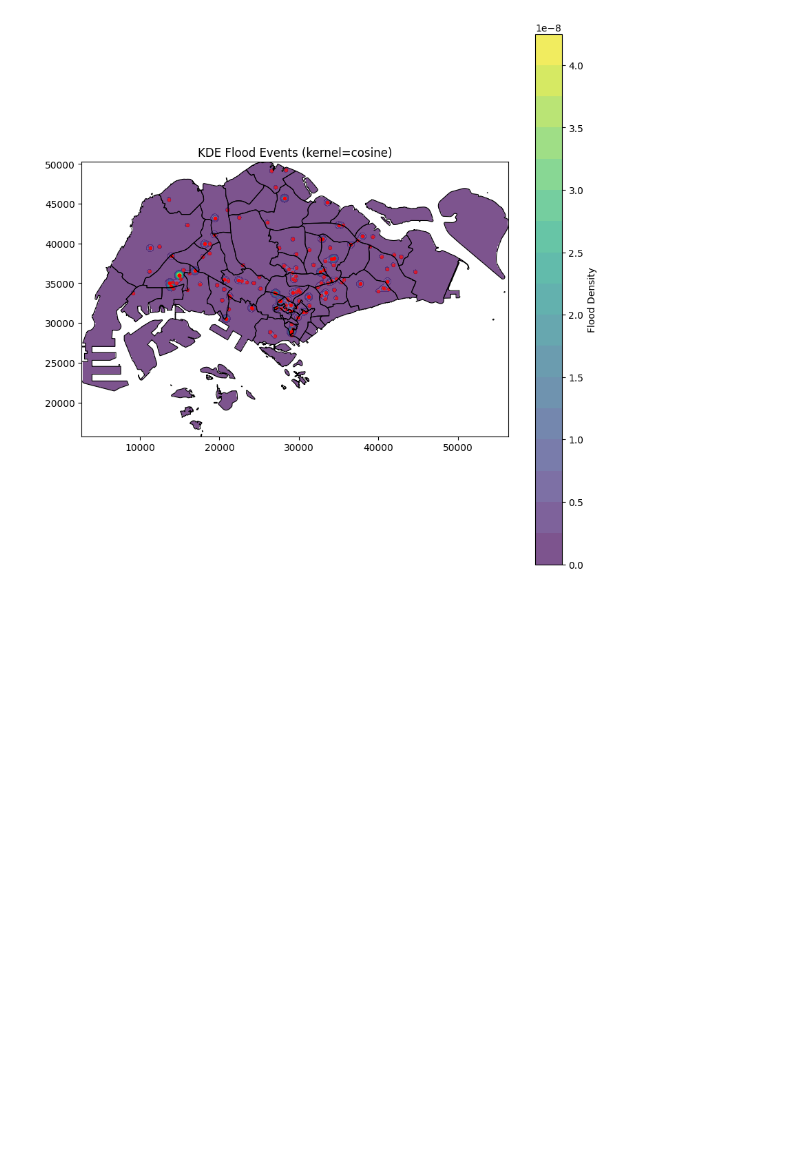
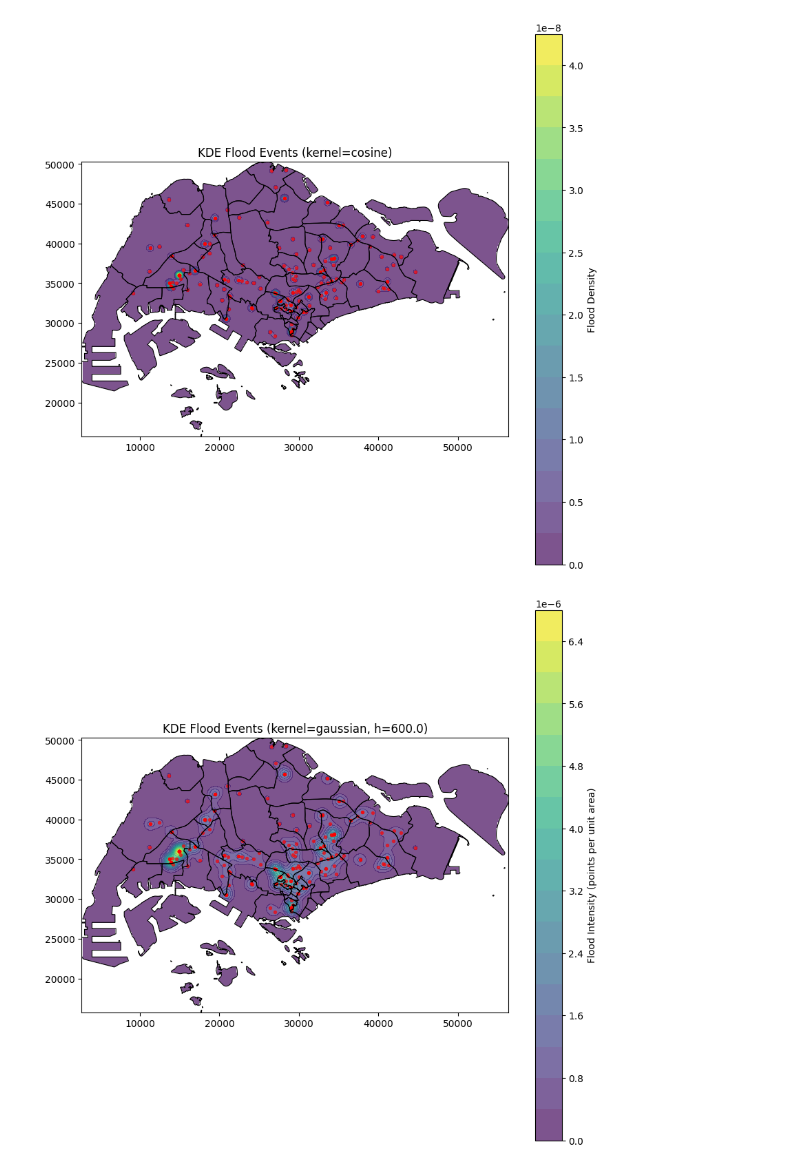
Before and after one commit to JialeSo/FYP_BAWaterBender, a Jupyter notebook: backend/etl/historical_floods/kde_floods.ipynb, the cells around one changed output. Drawn from its saved outputs; the diff is of its cells as text; code cells hidden in the pictures; blank space fills up the shorter version.

Commit message:
finished up KDE - normalisation of distances and second order analysis

```diff
--- a/backend/etl/historical_floods/kde_floods.ipynb
+++ b/backend/etl/historical_floods/kde_floods.ipynb
@@ -120,3 +145,89 @@ for kernel in ["gaussian", "tophat", "epanechnikov", "cosine"]:
 [figure]
 [figure]
 [figure]
+# %%
+# ===============================================================
+# 7. Standardised Distances
+# ===============================================================
+
+
+# ---- Standardised radial kernels (2D) ----
+def kernel_2d_radial(u, kernel):
+    """Return k(u) for radial kernel profile (u >= 0).
+       These are normalised for 2D: 2π∫ u k(u) du = 1.
+    """
+    if kernel == "gaussian":
+        return (1.0 / (2.0 * math.pi)) * np.exp(-0.5 * u**2)
+    elif kernel == "tophat":
+        return (1.0 / math.pi) * (u <= 1.0).astype(float)
+    elif kernel == "epanechnikov":
+        return (2.0 / math.pi) * np.maximum(0.0, 1.0 - u**2)
+    elif kernel == "cosine":
+        A = 0.6879845984710272  # precomputed for 2D normalisation
+        return A * np.cos(np.pi * u / 2.0) * (u <= 1.0).astype(float)
+    else:
+        raise ValueError("Unknown kernel")
+
+# ---- KDE function ----
+def kde_manual_2d(coords, grid_coords, h, kernel="gaussian"):
+    coords = np.asarray(coords)
+    grid = np.asarray(grid_coords)
+    n = coords.shape[0]
+
+    # Pairwise distances (M, N)
+    diffs = grid[:, None, :] - coords[None, :, :]
+    r = np.sqrt(np.sum(diffs**2, axis=2))
+    u = r / h
+
+    # Radial kernel
+    k_vals = kernel_2d_radial(u, kernel=kernel)
+
+    # Factor 1/h^2 (for 2D scaling)
+    contributions = (1.0 / (h**2)) * k_vals
+
+    # Probability density (integrates to 1 across whole plane)
+    zz_prob = np.sum(contributions, axis=1) / n
+
+    # Intensity (points per unit area, integrates to n)
+    zz_intensity = zz_prob * n
+
+    return zz_prob, zz_intensity
+
+# ---- Your loop (replace sklearn KDE) ----
+h = 600.0
+n = coords.shape[0]
+
+dx = xx[0,1] - xx[0,0]   # grid spacing in X
+dy = yy[1,0] - yy[0,0]   # grid spacing in Y
+cell_area = dx * dy
+
+for kernel in ["gaussian", "tophat", "epanechnikov", "cosine"]:
+    # Run KDE
+    zz_prob, zz_intensity = kde_manual_2d(coords, grid_coords, h, kernel=kernel)
+
+    # Reshape to grid
+    zz_prob_r = zz_prob.reshape(xx.shape)
+    zz_int_r = zz_intensity.reshape(xx.shape)
+
+    # Mask outside study area
+    mask = np.array([study_area.contains(Point(x, y)) for x, y in grid_coords]).reshape(xx.shape)
+    zz_prob_masked = np.where(mask, zz_prob_r, np.nan)
+    zz_int_masked = np.where(mask, zz_int_r, np.nan)
+
+    # Optional: renormalise probability inside mask
+    total_mass_inside = np.nansum(zz_prob_masked * cell_area)
+    if total_mass_inside > 0:
+        zz_prob_norm_inside = zz_prob_masked / total_mass_inside
+    else:
+        zz_prob_norm_inside = zz_prob_masked
+
+    # Plot intensity surface (common in spatial analysis)
+    fig, ax = plt.subplots(figsize=(10,10))
+    planning_area.boundary.plot(ax=ax, edgecolor="black", linewidth=0.8)
+    c = ax.contourf(xx, yy, zz_int_masked, cmap="viridis", levels=20, alpha=0.7)
+    gdf.plot(ax=ax, color="red", markersize=8, alpha=0.6)
+    fig.colorbar(c, ax=ax, label="Flood Intensity (points per unit area)")
+    plt.title(f"KDE Flood Events (kernel={kernel}, h={h})")
+    plt.show()
+# %% [output]
+[figure, added]
```
Also changed, not shown: parts of 5 cells of this notebook.
